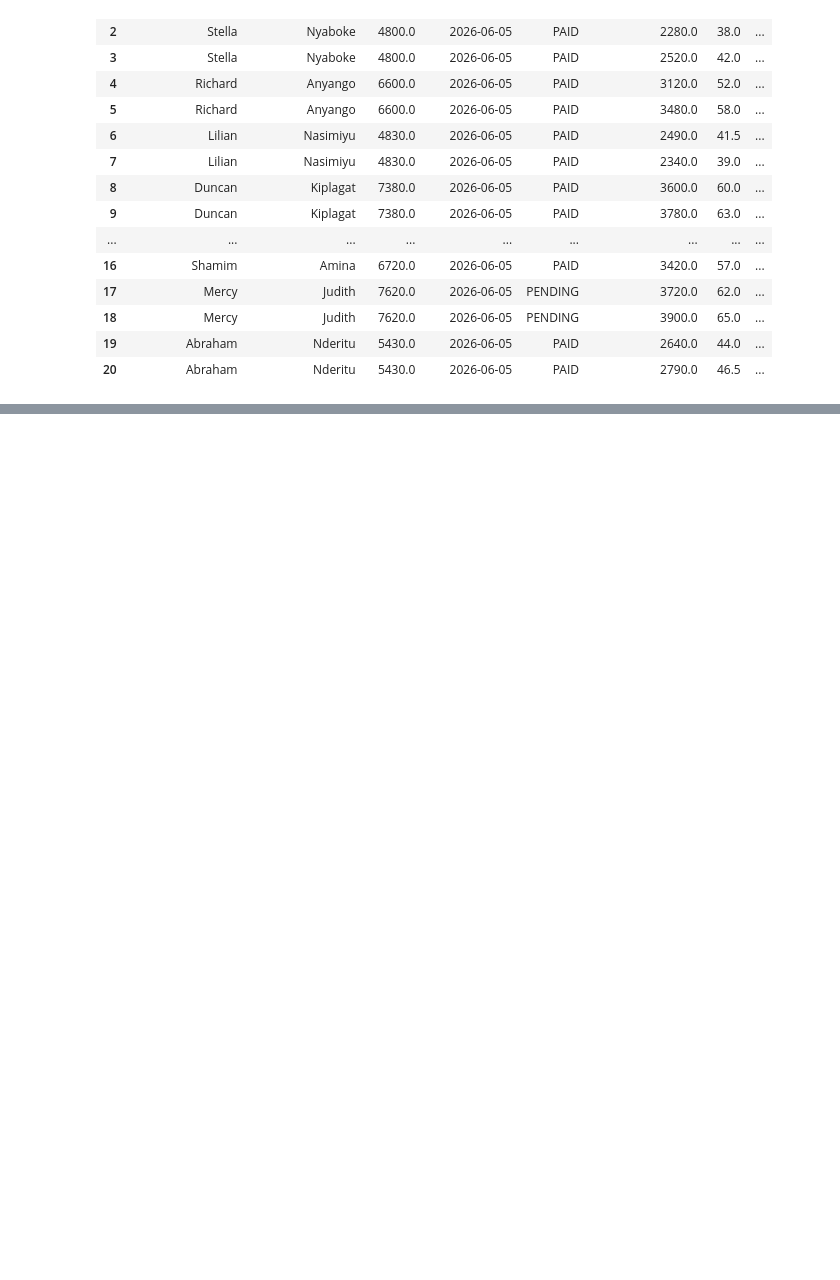
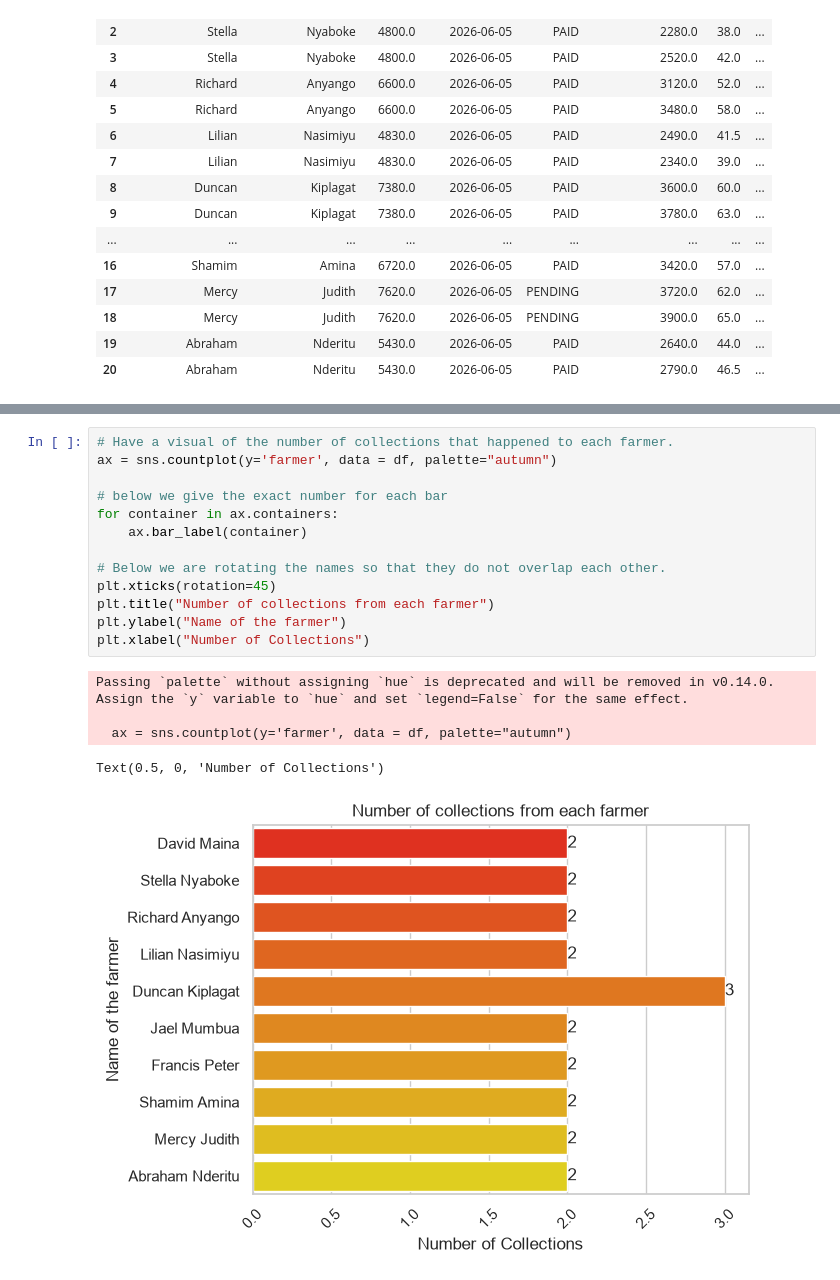
Before and after one commit to lynnewambui-arch/Data-Science-Analysis, a Jupyter notebook: EDA.ipynb, the cells around one changed output, grey strips where cells are left out. Cells and saved outputs as stored; diff of their text form; blank space fills up the shorter version.

```diff
--- a/EDA.ipynb
+++ b/EDA.ipynb
@@ -150,0 +233,19 @@ df
+# %%
+# Have a visual of the number of collections that happened to each farmer.
+ax = sns.countplot(y='farmer', data = df, palette="autumn")
+
+# below we give the exact number for each bar
+for container in ax.containers:
+    ax.bar_label(container)
+
+# Below we are rotating the names so that they do not overlap each other.
+plt.xticks(rotation=45)
+plt.title("Number of collections from each farmer")
+plt.ylabel("Name of the farmer")
+plt.xlabel("Number of Collections")
+# %% [output]
+Passing `palette` without assigning `hue` is deprecated and will be removed in v0.14.0. Assign the `y` variable to `hue` and set `legend=False` for the same effect.
+
+  ax = sns.countplot(y='farmer', data = df, palette="autumn")
+Text(0.5, 0, 'Number of Collections')
+[figure, added]
```
Also changed, not shown: parts of 11 cells of this notebook, 1 other file.
